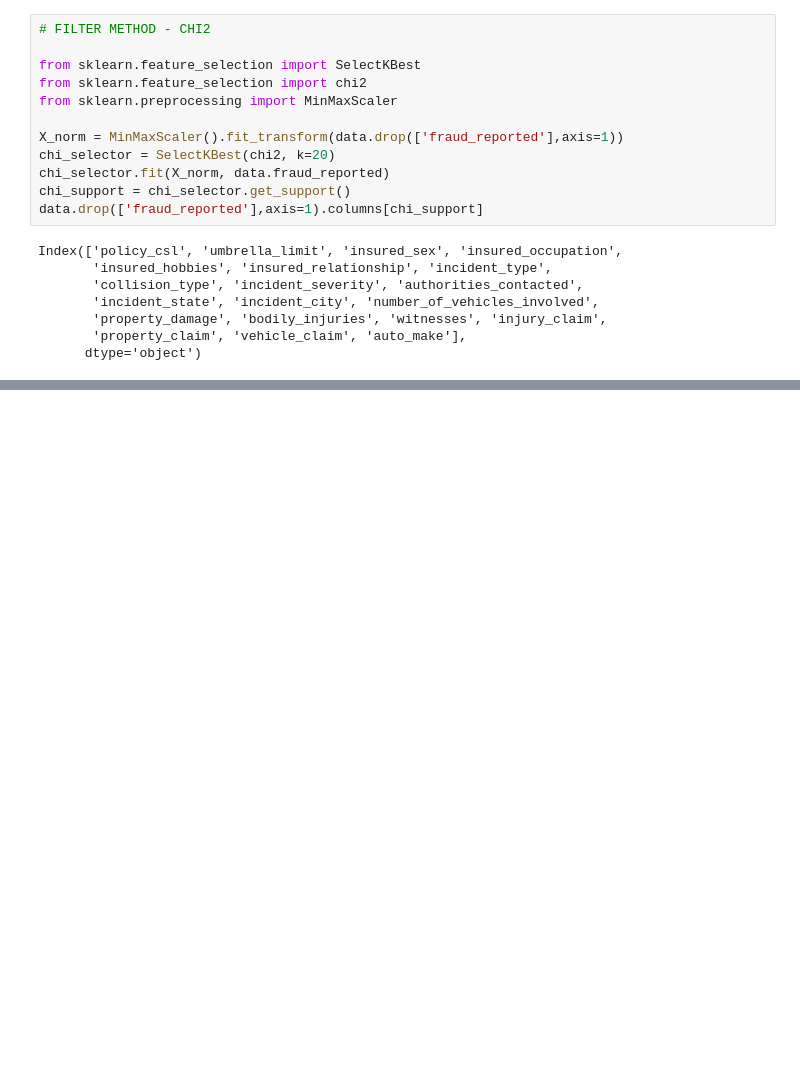
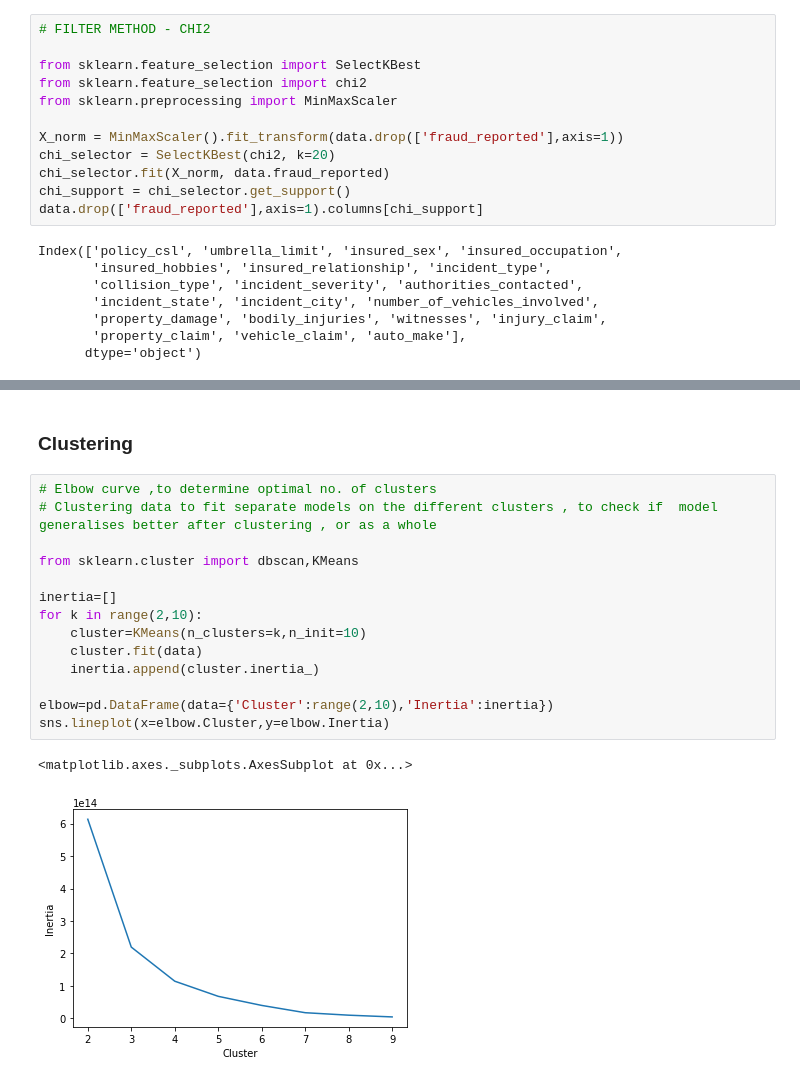
Before and after one commit to Shashank-Sundi/NOTEBOOKS, a Jupyter notebook: INSURANCE-CLAIM-FRAUD.ipynb, the cells around one changed output, grey strips where cells are left out. Cells and saved outputs as stored; diff of their text form; blank space fills up the shorter version.

```diff
--- a/INSURANCE-CLAIM-FRAUD.ipynb
+++ b/INSURANCE-CLAIM-FRAUD.ipynb
@@ -733,0 +756,19 @@ sns.countplot(y)
+# %% [markdown]
+### Clustering
+# %%
+# Elbow curve ,to determine optimal no. of clusters
+# Clustering data to fit separate models on the different clusters , to check if  model generalises better after clustering , or as a whole
+
+from sklearn.cluster import dbscan,KMeans
+
+inertia=[]
+for k in range(2,10):
+    cluster=KMeans(n_clusters=k,n_init=10)
+    cluster.fit(data)
+    inertia.append(cluster.inertia_)
+
+elbow=pd.DataFrame(data={'Cluster':range(2,10),'Inertia':inertia})
+sns.lineplot(x=elbow.Cluster,y=elbow.Inertia)
+# %% [output]
+<matplotlib.axes._subplots.AxesSubplot at 0x...>
+[figure, added]
```
Also changed, not shown: parts of 24 cells of this notebook.
